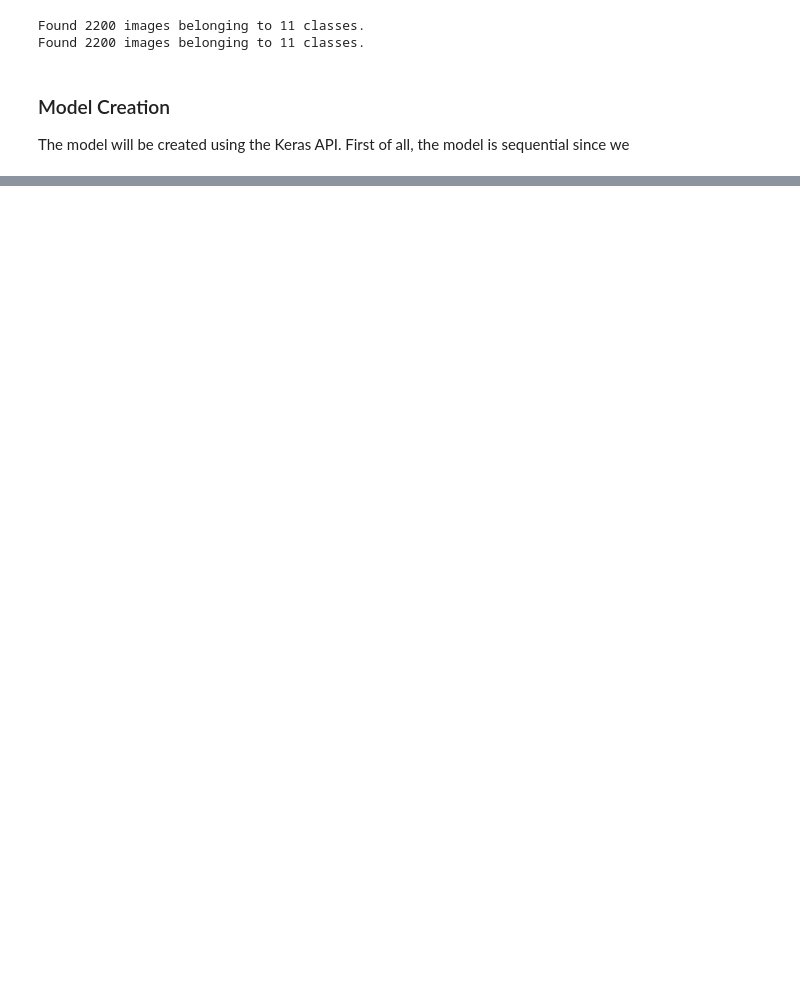
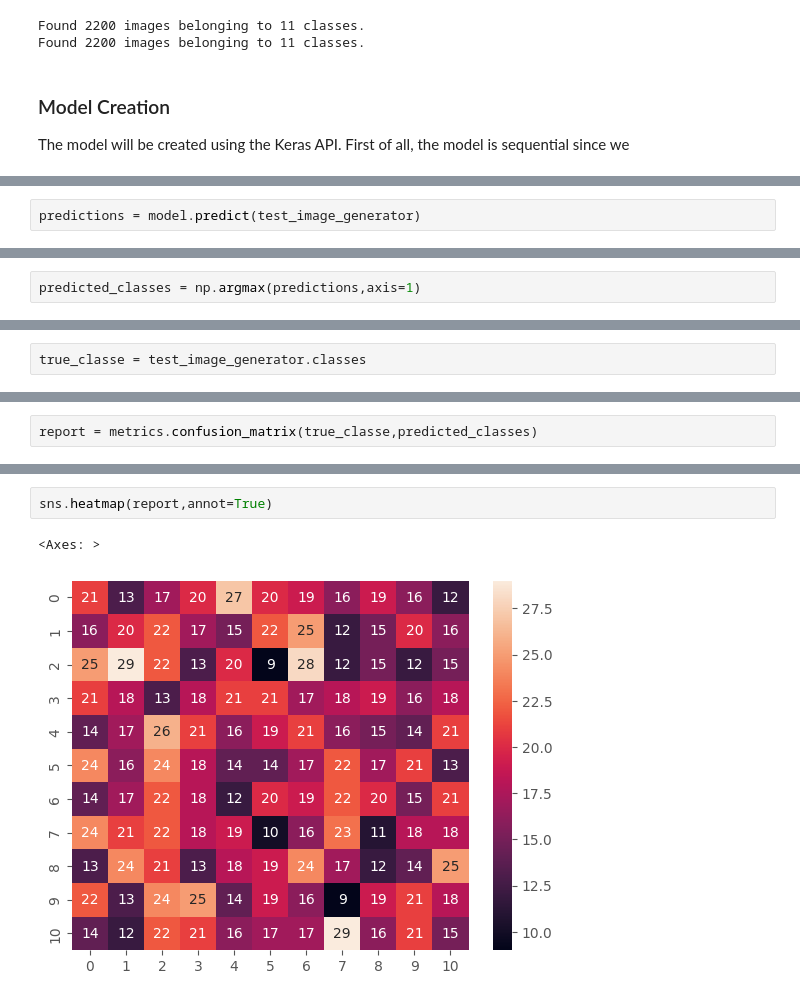
Before and after one commit to georginamanyanic/Final-project, a Jupyter notebook: notebooks/CNN.ipynb, the cells around one changed output, grey strips where cells are left out. Cells and saved outputs as stored; diff of their text form; blank space fills up the shorter version.

Commit message:
Modelo con 100 epochs no funciona

```diff
--- a/notebooks/CNN.ipynb
+++ b/notebooks/CNN.ipynb
@@ -108,0 +100,2 @@ generate_predictions('../images/test/Strawberry/.jpg', actual_label='Strawberry'
+# %%
+predictions = model.predict(test_image_generator)
@@ -108,0 +104,2 @@ generate_predictions('../images/test/Strawberry/.jpg', actual_label='Strawberry'
+# %%
+predicted_classes = np.argmax(predictions,axis=1)
@@ -108,0 +110,2 @@ generate_predictions('../images/test/Strawberry/.jpg', actual_label='Strawberry'
+# %%
+true_classe = test_image_generator.classes
@@ -108,0 +114,2 @@ generate_predictions('../images/test/Strawberry/.jpg', actual_label='Strawberry'
+# %%
+report = metrics.confusion_matrix(true_classe,predicted_classes)
@@ -108,0 +142,5 @@ generate_predictions('../images/test/Strawberry/.jpg', actual_label='Strawberry'
+# %%
+sns.heatmap(report,annot=True)
+# %% [output]
+<Axes: >
+[figure, added]
```
Also changed, not shown: parts of 17 cells of this notebook.
